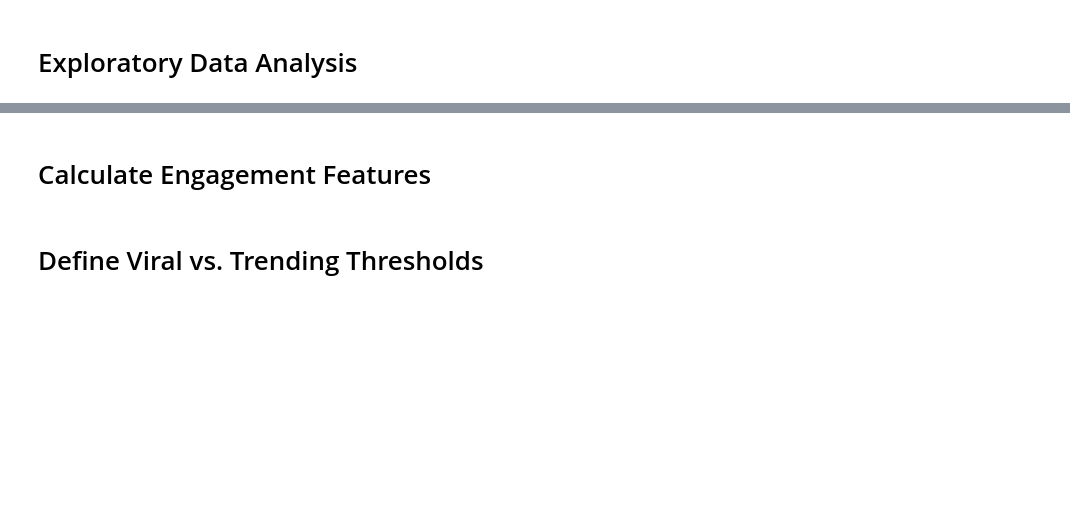
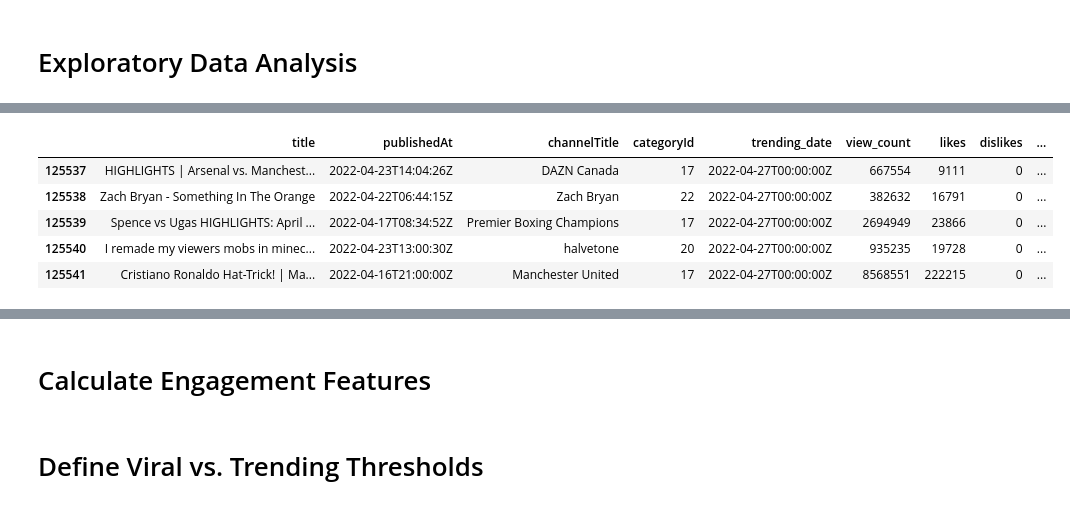
Before and after one commit to ai-studio-google-3a/youtube-video-virality-prediction, a Jupyter notebook: YouTube_Video_Virality_Prediction.ipynb, the cells around one changed output, grey strips where cells are left out. Saved outputs shown, nothing was run; the diff lists cells and outputs as text; code cells hidden in the pictures; blank space fills up the shorter version.

```diff
--- a/YouTube_Video_Virality_Prediction.ipynb
+++ b/YouTube_Video_Virality_Prediction.ipynb
@@ -37,9 +52,17 @@ df.head()
 # %%
 def calculate_time_to_trend(row):
     trending_date = datetime.strptime(row['trending_date'], '%Y-%m-%dT%H:%M:%SZ')
     published_at = datetime.strptime(row['publishedAt'], '%Y-%m-%dT%H:%M:%SZ')
     time_difference = (trending_date - published_at).total_seconds() / 60  # Convert to minutes
     return time_difference
 
 df['time_to_trend_minutes'] = df.apply(calculate_time_to_trend, axis=1)
 df.head()
+df.tail()
+# %% [output]
+|  | title | publishedAt | channelTitle | categoryId | trending_date | view_count | likes | dislikes | ... |
+| 125537 | HIGHLIGHTS | Arsenal vs. Manchest... | 2022-04-23T14:04:26Z | DAZN Canada | 17 | 2022-04-27T00:00:00Z | 667554 | 9111 | 0 | ... |
+| 125538 | Zach Bryan - Something In The Orange | 2022-04-22T06:44:15Z | Zach Bryan | 22 | 2022-04-27T00:00:00Z | 382632 | 16791 | 0 | ... |
+| 125539 | Spence vs Ugas HIGHLIGHTS: April ... | 2022-04-17T08:34:52Z | Premier Boxing Champions | 17 | 2022-04-27T00:00:00Z | 2694949 | 23866 | 0 | ... |
+| 125540 | I remade my viewers mobs in minec... | 2022-04-23T13:00:30Z | halvetone | 20 | 2022-04-27T00:00:00Z | 935235 | 19728 | 0 | ... |
+| 125541 | Cristiano Ronaldo Hat-Trick! | Ma... | 2022-04-16T21:00:00Z | Manchester United | 17 | 2022-04-27T00:00:00Z | 8568551 | 222215 | 0 | ... |
```
Also changed, not shown: parts of 7 cells of this notebook.
